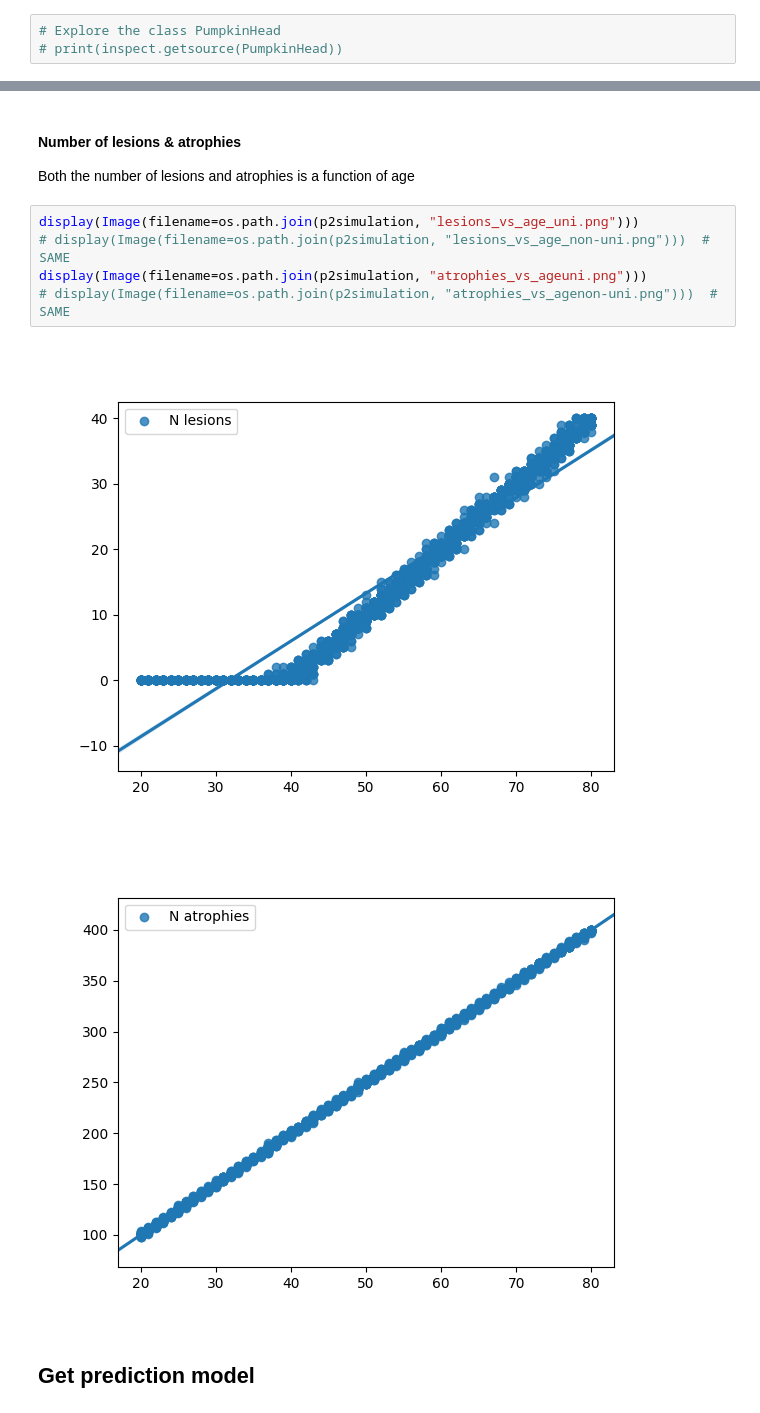
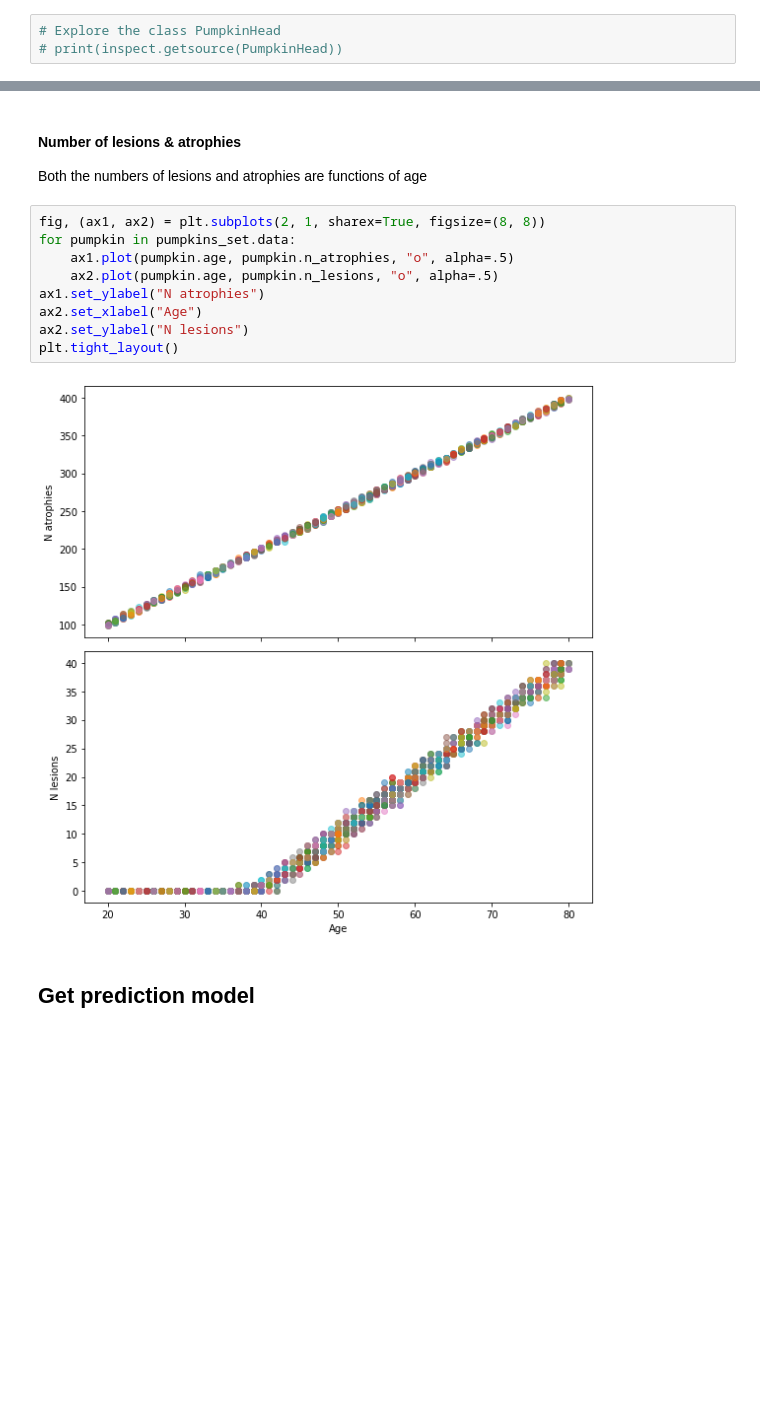
Before and after one commit to SHEscher/XDLreg, a Jupyter notebook: jupyter notebook/LRP4RegressionSimulation.ipynb, the cells around one changed output, grey strips where cells are left out. Saved outputs shown, nothing was run; the diff lists cells and outputs as text; blank space fills up the shorter version.

```diff
--- a/jupyter notebook/LRP4RegressionSimulation.ipynb
+++ b/jupyter notebook/LRP4RegressionSimulation.ipynb
@@ -172,13 +174,16 @@ Hi, I am Halloween junior and I am 22 years old.
 # %% [markdown]
 #### Number of lesions & atrophies
-Both the number of lesions and atrophies is a function of age
+Both the numbers of lesions and atrophies are functions of age
-# %%
-display(Image(filename=os.path.join(p2simulation, "lesions_vs_age_uni.png")))
-# display(Image(filename=os.path.join(p2simulation, "lesions_vs_age_non-uni.png")))  # SAME
-display(Image(filename=os.path.join(p2simulation, "atrophies_vs_ageuni.png")))
-# display(Image(filename=os.path.join(p2simulation, "atrophies_vs_agenon-uni.png")))  # SAME
-# %% [output]
-[figure, removed]
-[figure, removed]
+# %%
+fig, (ax1, ax2) = plt.subplots(2, 1, sharex=True, figsize=(8, 8))
+for pumpkin in pumpkins_set.data:
+    ax1.plot(pumpkin.age, pumpkin.n_atrophies, "o", alpha=.5)
+    ax2.plot(pumpkin.age, pumpkin.n_lesions, "o", alpha=.5)
+ax1.set_ylabel("N atrophies")
+ax2.set_xlabel("Age")
+ax2.set_ylabel("N lesions")
+plt.tight_layout()
+# %% [output]
+[figure, added]
 # %% [markdown]
 ## Get prediction model
```
Also changed, not shown: parts of 24 cells of this notebook, 4 other files.
